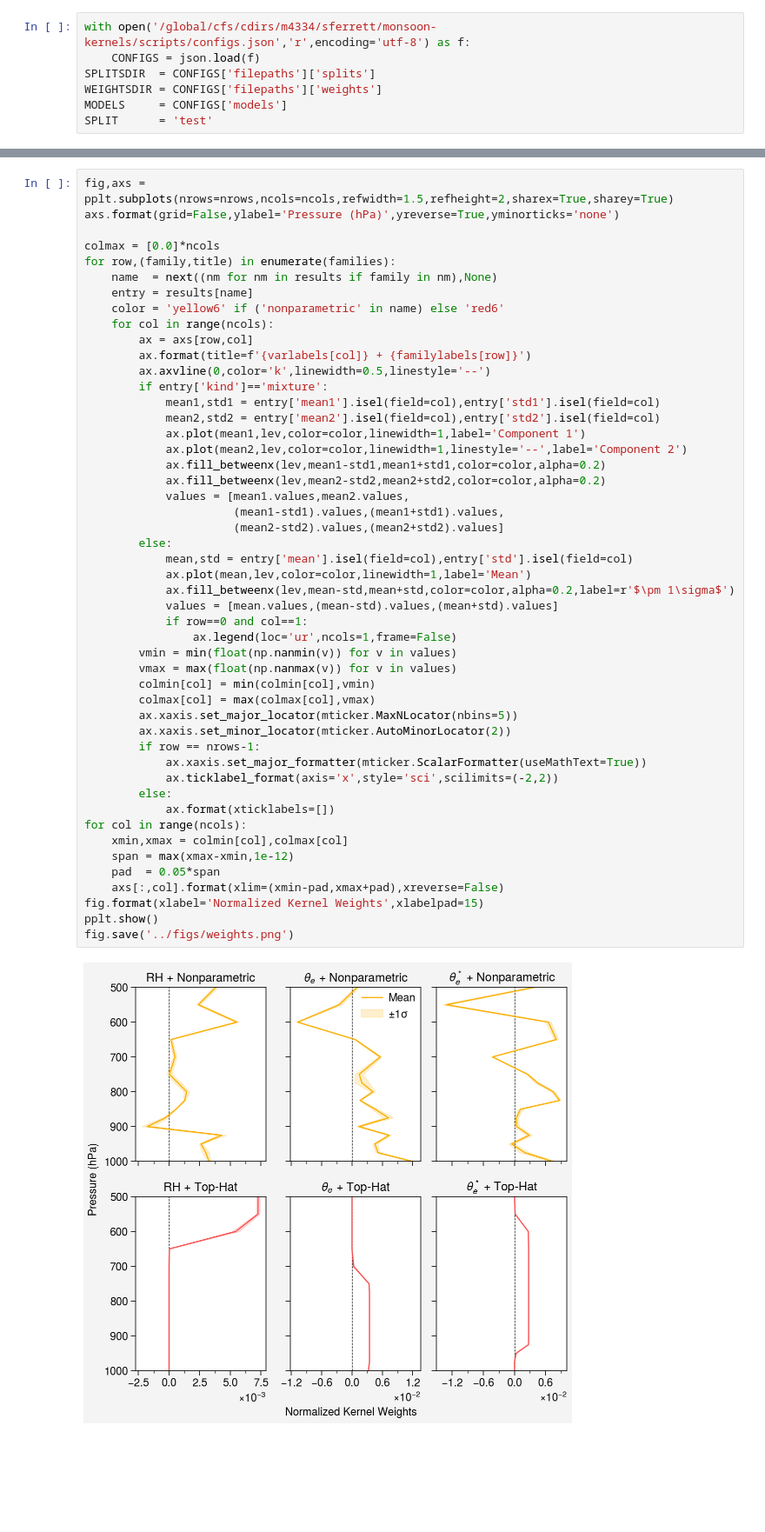
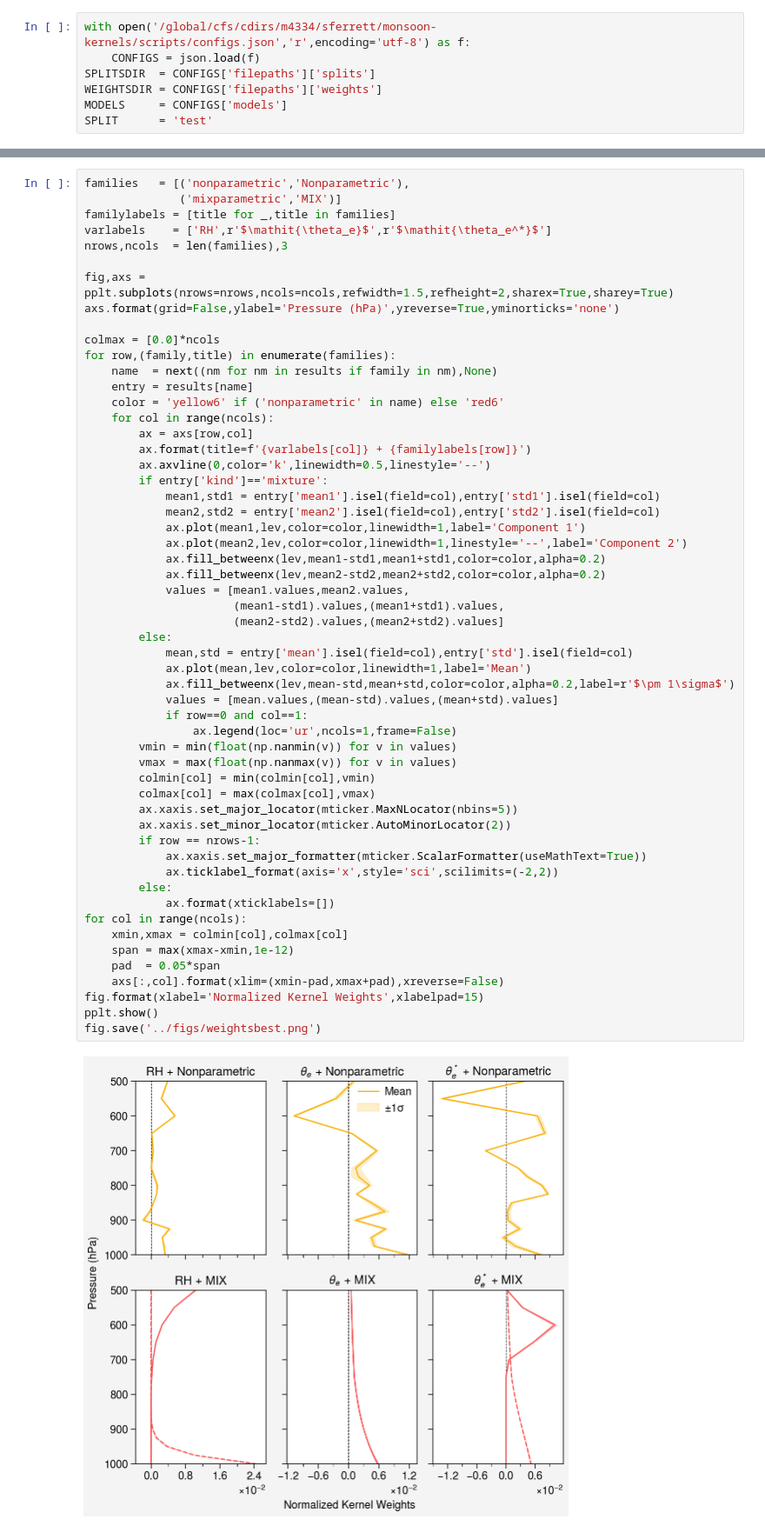
Before and after one commit to savannahferretti/monsoon-kernels, a Jupyter notebook: notebooks/weights.ipynb, the cells around one changed output, grey strips where cells are left out. Shown at 87% size. Cells and saved outputs as stored; diff of their text form; blank space fills up the shorter version.

Commit message:
Clean and finish plots (for now)

```diff
--- a/notebooks/weights.ipynb
+++ b/notebooks/weights.ipynb
@@ -56,4 +46,10 @@ nrows,ncols  = len(families),3
 # %%
+families   = [('nonparametric','Nonparametric'),
+              ('mixparametric','MIX')]
+familylabels = [title for _,title in families]
+varlabels    = ['RH',r'$\mathit{\theta_e}$',r'$\mathit{\theta_e^*}$']
+nrows,ncols  = len(families),3
+
 fig,axs = pplt.subplots(nrows=nrows,ncols=ncols,refwidth=1.5,refheight=2,sharex=True,sharey=True)
 axs.format(grid=False,ylabel='Pressure (hPa)',yreverse=True,yminorticks='none')
 
@@ -75,32 +71,32 @@ for row,(family,title) in enumerate(families):
             ax.fill_betweenx(lev,mean2-std2,mean2+std2,color=color,alpha=0.2)
             values = [mean1.values,mean2.values,
                       (mean1-std1).values,(mean1+std1).values,
                       (mean2-std2).values,(mean2+std2).values]
         else:
             mean,std = entry['mean'].isel(field=col),entry['std'].isel(field=col)
             ax.plot(mean,lev,color=color,linewidth=1,label='Mean')
             ax.fill_betweenx(lev,mean-std,mean+std,color=color,alpha=0.2,label=r'$\pm 1\sigma$')
             values = [mean.values,(mean-std).values,(mean+std).values]
             if row==0 and col==1:
                 ax.legend(loc='ur',ncols=1,frame=False)
         vmin = min(float(np.nanmin(v)) for v in values)
         vmax = max(float(np.nanmax(v)) for v in values)
         colmin[col] = min(colmin[col],vmin)
         colmax[col] = max(colmax[col],vmax)
         ax.xaxis.set_major_locator(mticker.MaxNLocator(nbins=5))
         ax.xaxis.set_minor_locator(mticker.AutoMinorLocator(2))
         if row == nrows-1:
             ax.xaxis.set_major_formatter(mticker.ScalarFormatter(useMathText=True))
             ax.ticklabel_format(axis='x',style='sci',scilimits=(-2,2))
         else:
             ax.format(xticklabels=[])
 for col in range(ncols):
     xmin,xmax = colmin[col],colmax[col]
     span = max(xmax-xmin,1e-12)
     pad  = 0.05*span
     axs[:,col].format(xlim=(xmin-pad,xmax+pad),xreverse=False)
 fig.format(xlabel='Normalized Kernel Weights',xlabelpad=15)
 pplt.show()
-fig.save('../figs/weights.png')
+fig.save('../figs/weightsbest.png')
 # %% [output]
-[figure, old version]
+[figure, new version]
```
Also changed, not shown: parts of 3 cells of this notebook, 6 other files.
